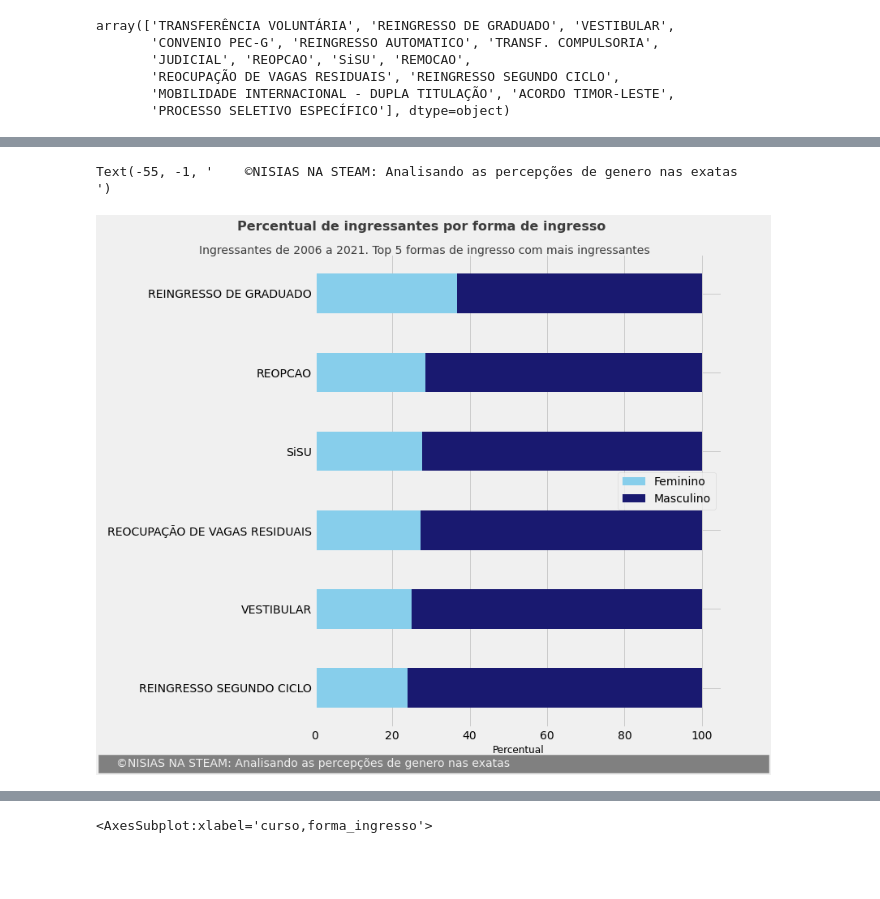
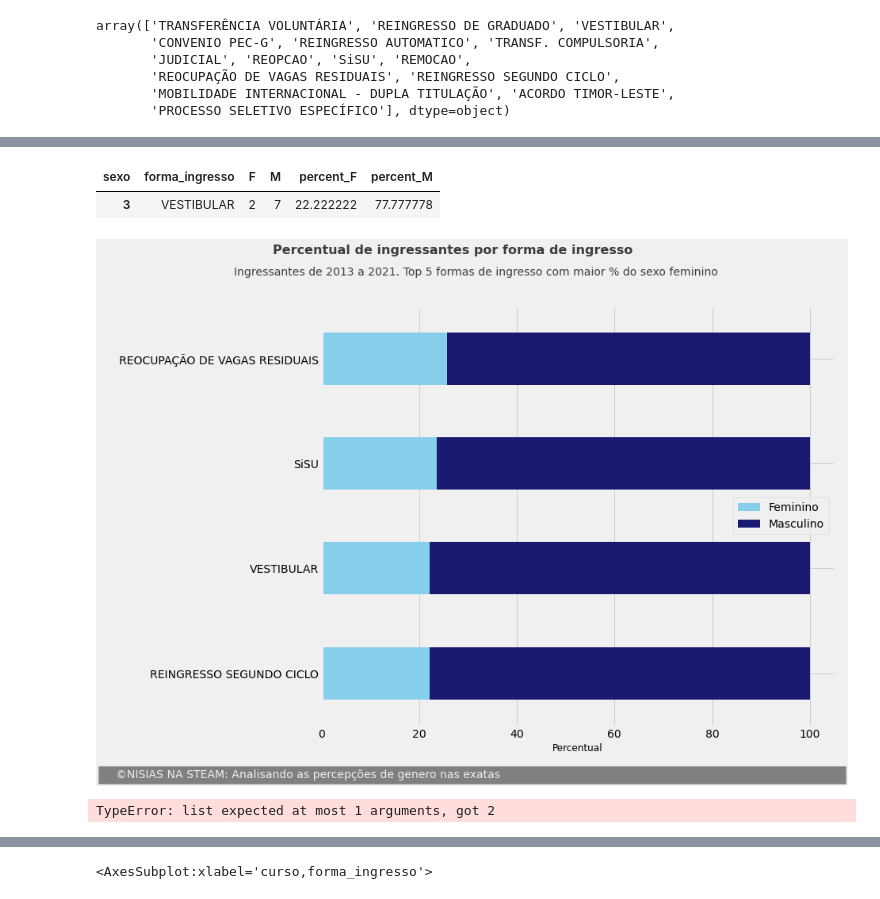
Before and after one commit to marianaccq/analises-discentes-ufrn, a Jupyter notebook: TCC-Mariana.ipynb, the cells around one changed output, grey strips where cells are left out. Cells and saved outputs as stored; diff of their text form; code cells hidden in the pictures; blank space fills up the shorter version.

```diff
--- a/TCC-Mariana.ipynb
+++ b/TCC-Mariana.ipynb
@@ -15,7 +31,9 @@ cursos = ['ENGENHARIA CIVIL', 'ENGENHARIA QUÍMICA', 'ENGENHARIA ELÉTRICA', 'EN
 df_infos_discentes=df_infos_discentes[df_infos_discentes.curso.isin(cursos)]
 # %%
 #filtrando dados de 2006 pra frente
-df_infos_discentes = df_infos_discentes[df_infos_discentes.ano_ingresso>=2006]
+df_infos_discentes = df_infos_discentes[(df_infos_discentes.ano_ingresso>=2006) & (df_infos_discentes.ano_ingresso<2022)]
+# %%
+df_infos_discentes = df_infos_discentes[df_infos_discentes.municipio=='NATAL']
 # %%
 #filtrando dados nulos de ano de nascimento
 df_infos_discentes = df_infos_discentes[~df_infos_discentes.ano_nascimento.isna()]
@@ -167,3 +229,5 @@ df_infos_discentes_formas = df_infos_discentes[df_infos_discentes.forma_ingresso
+# %%
+df_infos_discentes_formas_2017 = df_infos_discentes_formas[df_infos_discentes_formas.ano_ingresso>=2017]
 # %%
 # df_infos_discentes[['sexo','forma_ingresso','idade_quando_ingressou']].groupby(['forma_ingresso','sexo']).agg(lambda i: sum(i)/len(list(i))).reset_index()
 # quantidade de ingressantes de cada sexo por forma de ingresso
@@ -183,23 +245,37 @@ df_forma_ingresso_discentes
+# %%
+df_infos_discentes_formas_2017 = pd.crosstab(df_infos_discentes_formas_2017['forma_ingresso'], df_infos_discentes_formas_2017['sexo']).sort_values(by='F', ascending=False).reset_index()
+df_infos_discentes_formas_2017['percent_F'] = df_infos_discentes_formas_2017.apply(lambda row: (row.F*100)/(row.F + row.M),axis=1)
+df_infos_discentes_formas_2017['percent_M'] = df_infos_discentes_formas_2017.apply(lambda row: (row.M*100)/(row.F + row.M),axis=1)
+# %%
+df_infos_discentes_formas_2017[df_infos_discentes_formas_2017.forma_ingresso=='VESTIBULAR']
+# %% [output]
+| sexo | forma_ingresso | F | M | percent_F | percent_M |
+| 3 | VESTIBULAR | 2 | 7 | 22.222222 | 77.777778 |
 # %%
-df_forma_ingresso_discentes[['forma_ingresso', 'percent_F', 'percent_M']].sort_values(
+df_infos_discentes_formas_2017[['forma_ingresso', 'percent_F', 'percent_M']].sort_values(
     by='percent_F').set_index('forma_ingresso').plot(
-    kind='barh', stacked=True, color=['#87CEEB','#191970'], figsize=(8, 10))
+    kind='barh', stacked=True, color=['#87CEEB','#191970'], figsize=(15, 10))
 
 plt.xlabel('Percentual',  fontsize=12)
 plt.ylabel('',  fontsize=12)
 plt.legend(['Feminino', 'Masculino'])
-plt.text(x = -20, y = 5.8,
+plt.text(x = -10, y = 4,
     s = "Percentual de ingressantes por forma de ingresso",
                fontsize = 16, weight = 'bold', alpha = .75)
-plt.text(x = -30, y = 5.5,
-    s = '''Ingressantes de 2006 a 2021. Top 5 formas de ingresso com mais ingressantes''',
+plt.text(x = -18, y = 3.8,
+    s = '''Ingressantes de 2013 a 2021. Top 5 formas de ingresso com maior % do sexo feminino''',
                fontsize = 14, alpha = .75)
-plt.text(x = -55, y = -1,
-    s = '    ©NISIAS NA STEAM: Analisando as percepções de genero nas exatas                                                                      ',
+plt.text(x = -45, y = -1,
+    s = '    ©NISIAS NA STEAM: Analisando as percepções de genero nas exatas                                                                                                ',
          fontsize = 14, color = '#f0f0f0', backgroundcolor = 'grey')
+
+plt.tight_layout()
+# plt.savefig('imagens/forma-ingresso', format='png')
+# plt.savefig('imagens/forma-ingresso-ate-2012', format='png')
+# plt.savefig('imagens/forma-ingresso-depois-2012', format='png')
+plt.savefig('imagens/forma-ingresso-depois-2016', format='png')
 # %% [output]
-Text(-55, -1, '    ©NISIAS NA STEAM: Analisando as percepções de genero nas exatas                                                                      ')
-[figure, old version]
+[figure, new version]
 # %%
 df_curso_forma_ingresso_discentes = df_infos_discentes[['sexo','curso','forma_ingresso']].groupby(
     ['curso','forma_ingresso']).agg(
@@ -213,7 +289,9 @@ df_curso_forma_ingresso_discentes['qtd_M']=df_curso_forma_ingresso_discentes.sex
 # %%
 df_curso_forma_ingresso_discentes.drop(columns=['sexo'], inplace=True)
 # %%
-df_curso_forma_ingresso_discentes['qtd_forma_ingresso'] = df_curso_forma_ingresso_discentes['qtd_F'] + df_curso_forma_ingresso_discentes['qtd_M']
+df_curso_forma_ingresso_discentes['qtd_forma_ingresso'] = df_curso_forma_ingresso_discentes['qtd_F'], df_curso_forma_ingresso_discentes['qtd_M']
+# %% [output]
+TypeError: list expected at most 1 arguments, got 2
 # %%
 df_curso_forma_ingresso_sisu = df_curso_forma_ingresso_discentes[(df_curso_forma_ingresso_discentes.forma_ingresso=='REINGRESSO SEGUNDO CICLO') |
                                   (df_curso_forma_ingresso_discentes.forma_ingresso=='SiSU') |
```
Also changed, not shown: parts of 38 cells of this notebook, 14 other files.
